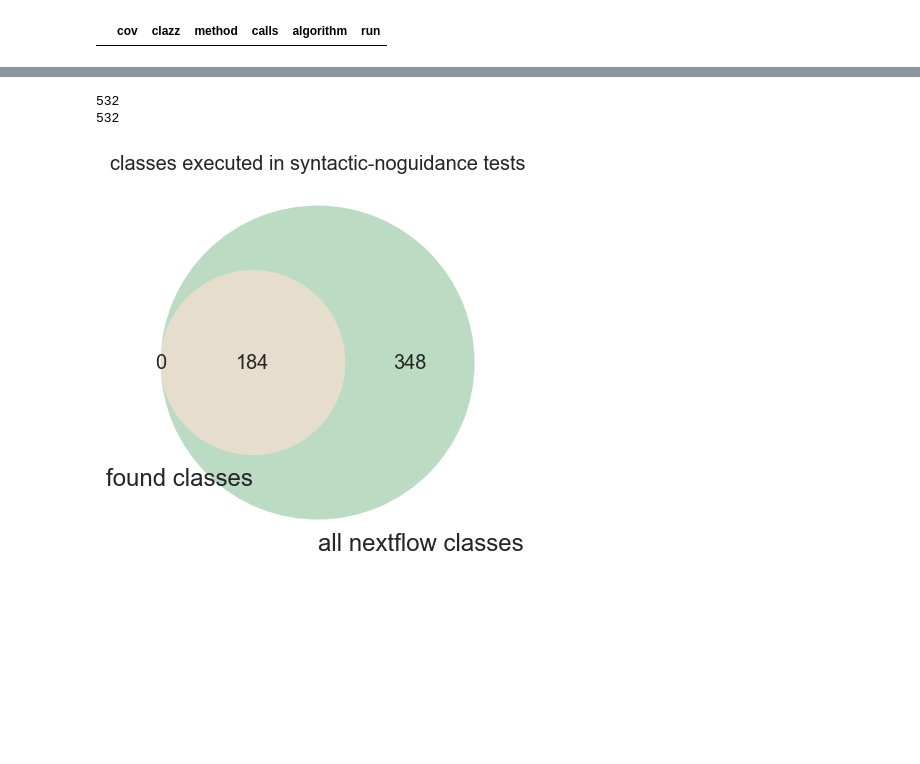
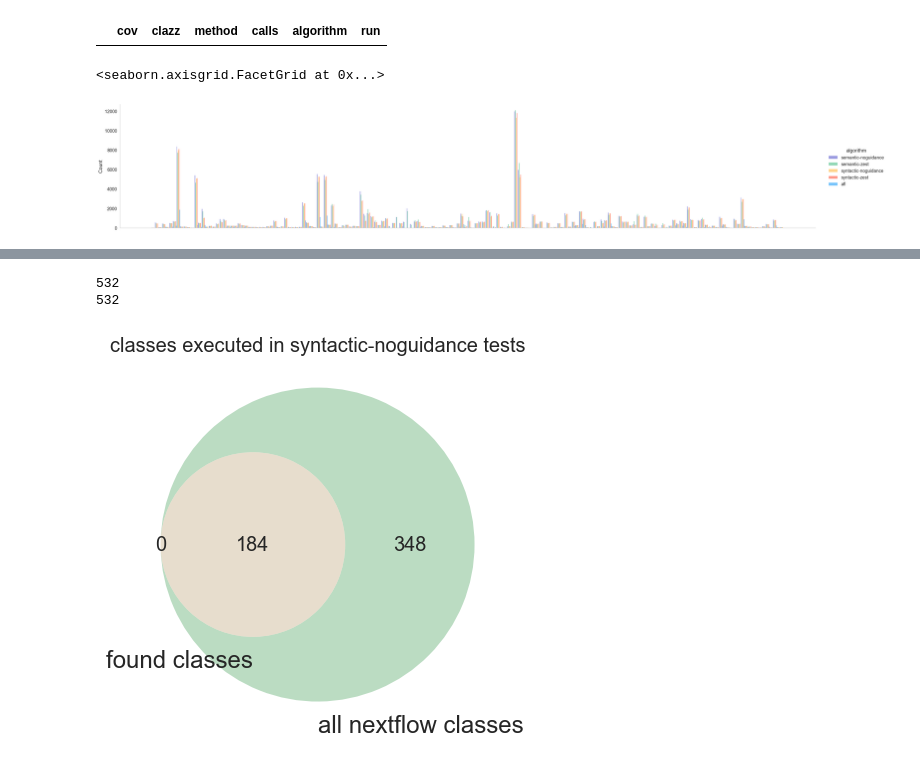
Before and after one commit to schemmea/growe, a Jupyter notebook: scripts/data-processing/py/coverage_logs_processing.ipynb, the cells around one changed output, grey strips where cells are left out. Cells and saved outputs as stored; diff of their text form; code cells hidden in the pictures; blank space fills up the shorter version.

```diff
--- a/scripts/data-processing/py/coverage_logs_processing.ipynb
+++ b/scripts/data-processing/py/coverage_logs_processing.ipynb
@@ -152,11 +151,14 @@ sns.set_theme(style="whitegrid")
 # %%
 
 sns.set_style("whitegrid", {'axes.grid' : False})
 sns.set_context("paper", font_scale=1.5)
 sorted_val_cov=cov_valid_data.sort_values(by=['clazz'])
 
-#plot = sns.displot(sorted_val_cov,x="clazz", hue="algorithm",  hue_order=ALGORITHM, palette=colors, height=10, aspect=5, multiple="dodge")
-#plot.set(xticklabels=[])
-#plot.set(xlabel=None)
+plot = sns.displot(sorted_val_cov,x="clazz", hue="algorithm",  hue_order=ALGORITHM, palette=colors, height=6, aspect=5, multiple="dodge")
+plot.set(xticklabels=[])
+plot.set(xlabel=None)
+# %% [output]
+<seaborn.axisgrid.FacetGrid at 0x...>
+[figure, added]
 # %%
 i=0
```
Also changed, not shown: parts of 13 cells of this notebook, 27 other files.
